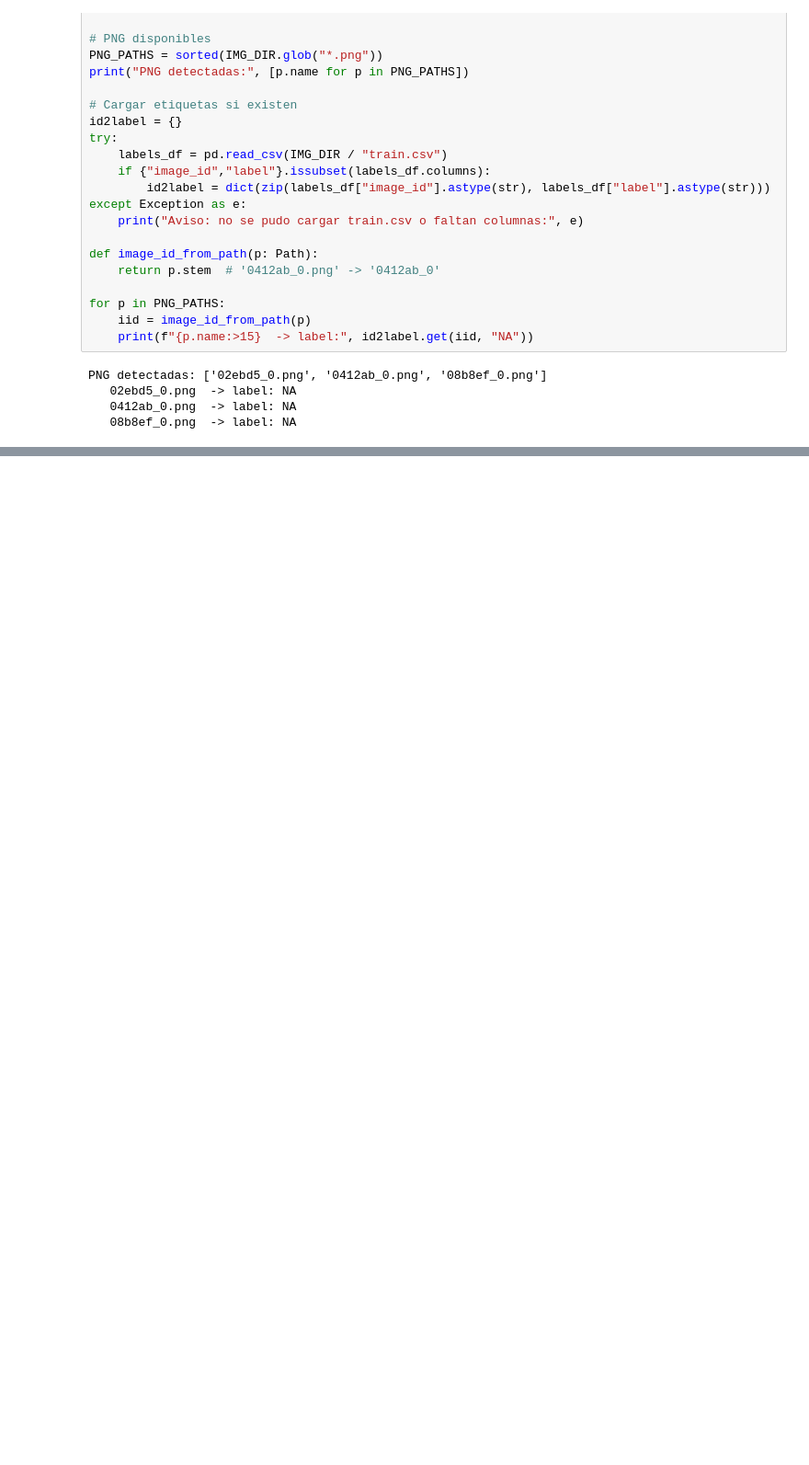
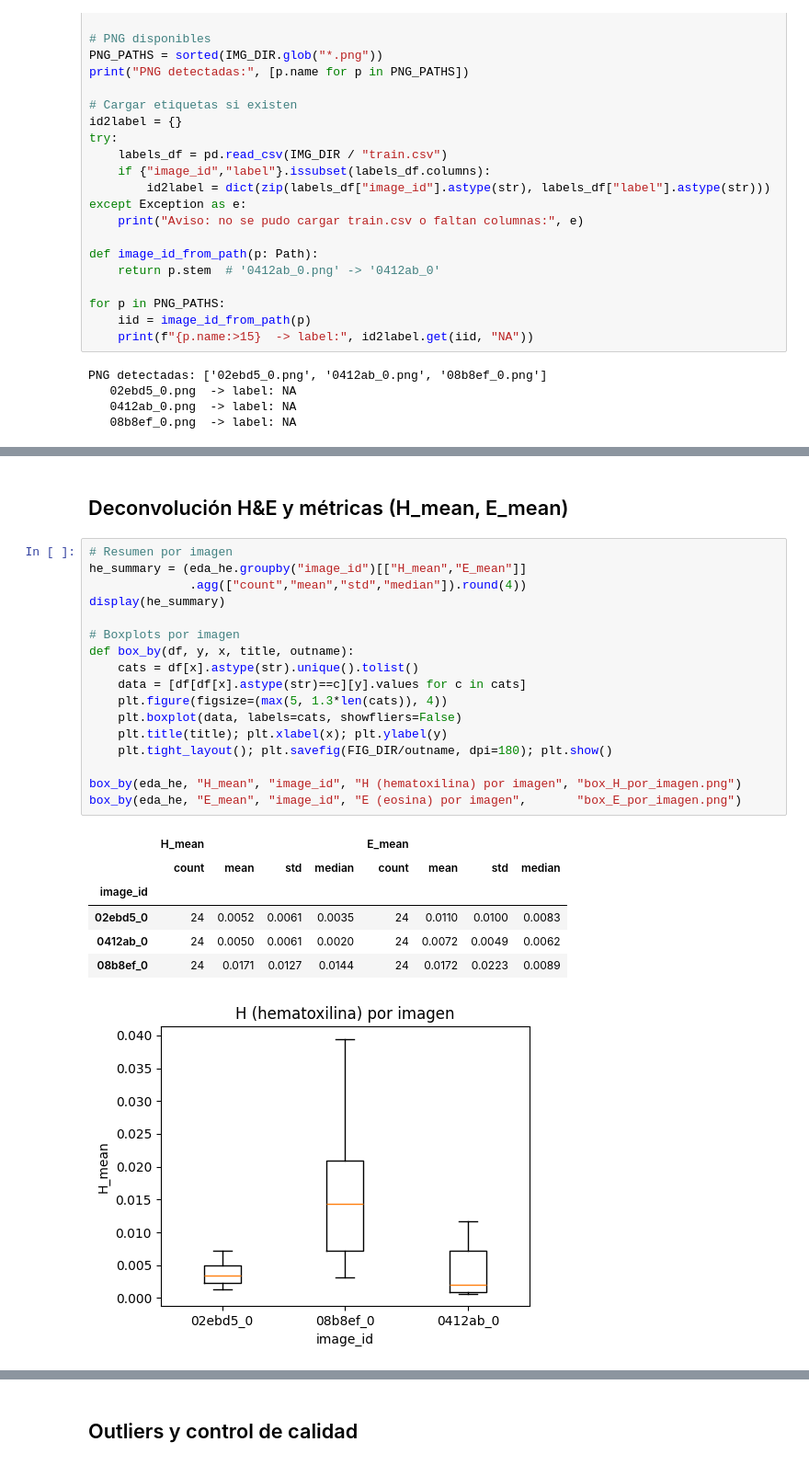
Before and after one commit to Andyfer004/P2-DS, a Jupyter notebook: P2_DS.ipynb, the cells around one changed output, grey strips where cells are left out. Shown at 92% size. Cells and saved outputs as stored; diff of their text form; blank space fills up the shorter version.

```diff
--- a/P2_DS.ipynb
+++ b/P2_DS.ipynb
@@ -275,0 +537,27 @@ PNG detectadas: ['02ebd5_0.png', '0412ab_0.png', '08b8ef_0.png']
+# %% [markdown]
+## Deconvolución H&E y métricas (H_mean, E_mean)
+# %%
+# Resumen por imagen
+he_summary = (eda_he.groupby("image_id")[["H_mean","E_mean"]]
+              .agg(["count","mean","std","median"]).round(4))
+display(he_summary)
+
+# Boxplots por imagen
+def box_by(df, y, x, title, outname):
+    cats = df[x].astype(str).unique().tolist()
+    data = [df[df[x].astype(str)==c][y].values for c in cats]
+    plt.figure(figsize=(max(5, 1.3*len(cats)), 4))
+    plt.boxplot(data, labels=cats, showfliers=False)
+    plt.title(title); plt.xlabel(x); plt.ylabel(y)
+    plt.tight_layout(); plt.savefig(FIG_DIR/outname, dpi=180); plt.show()
+
+box_by(eda_he, "H_mean", "image_id", "H (hematoxilina) por imagen", "box_H_por_imagen.png")
+box_by(eda_he, "E_mean", "image_id", "E (eosina) por imagen",       "box_E_por_imagen.png")
+# %% [output]
+|  | H_mean |  |  |  | E_mean |  |  |  |
+|  | count | mean | std | median | count | mean | std | median |
+| image_id |  |  |  |  |  |  |  |  |
+| 02ebd5_0 | 24 | 0.0052 | 0.0061 | 0.0035 | 24 | 0.0110 | 0.0100 | 0.0083 |
+| 0412ab_0 | 24 | 0.0050 | 0.0061 | 0.0020 | 24 | 0.0072 | 0.0049 | 0.0062 |
+| 08b8ef_0 | 24 | 0.0171 | 0.0127 | 0.0144 | 24 | 0.0172 | 0.0223 | 0.0089 |
+[figure, added]
@@ -275,0 +565,2 @@ PNG detectadas: ['02ebd5_0.png', '0412ab_0.png', '08b8ef_0.png']
+# %% [markdown]
+## Outliers y control de calidad
```
Also changed, not shown: parts of 25 cells of this notebook.
